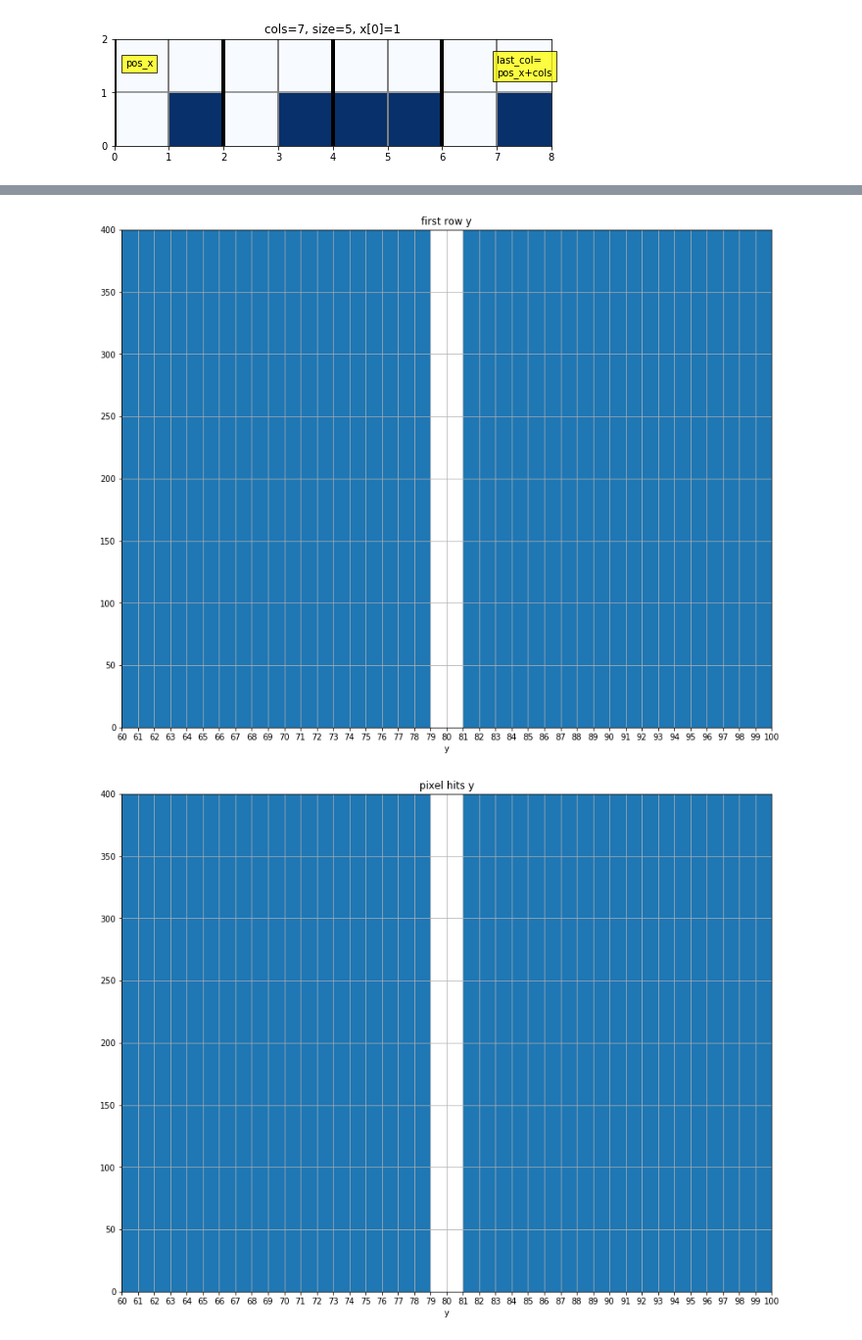
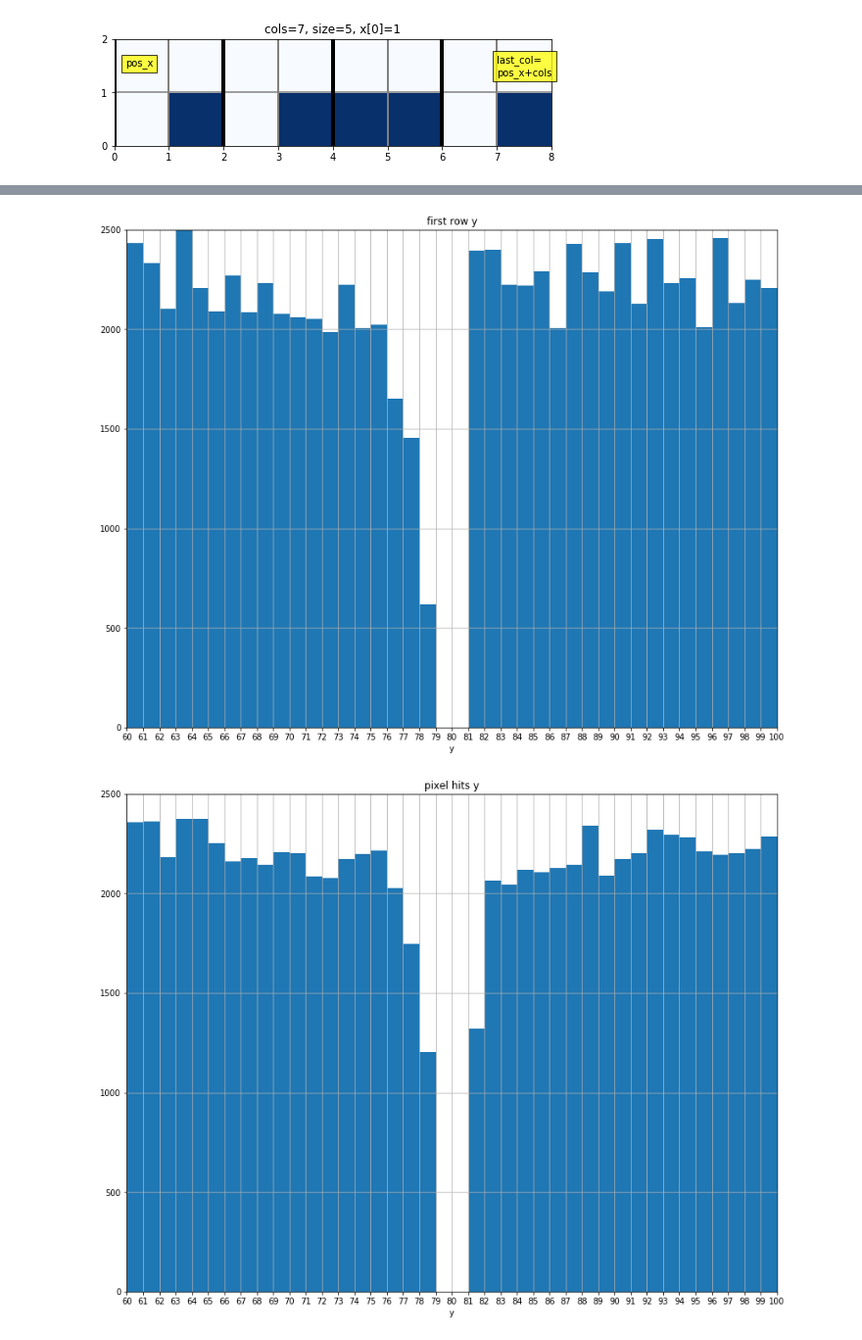
Before and after one commit to mmarchegiani/L1-BrokenClusters, a Jupyter notebook: module_selection.ipynb, the cells around one changed output, grey strips where cells are left out. Shown at 98% size. Saved outputs shown, nothing was run; the diff lists cells and outputs as text; code cells hidden in the pictures.

```diff
--- a/module_selection.ipynb
+++ b/module_selection.ipynb
@@ -150,25 +150,25 @@ ax02 = fig02.add_subplot(1,1,1)
 ax02.set_xticks(range(first_row.max()+1))
 ax02.grid(True)
 plt.hist(first_row, bins=first_row.max()-first_row.min())
-plt.axis([60, 100, 0, 400])
+plt.axis([60, 100, 0, 2500])
 plt.title("first row y")
 plt.xlabel("y")
 plt.show()
 # %% [output]
-[figure, old version]
+[figure, new version]
 # %%
 fig03 = plt.figure(figsize=(14,11))
 ax03 = fig03.add_subplot(1,1,1)
 ax03.set_xticks(range(last_row.max()))
 ax03.grid(True)
 pixel_hit = df_selected_y['pos_y'].values + df_selected_y['y'].values
 plt.hist(pixel_hit, bins=pixel_hit.max()-pixel_hit.min())
-plt.axis([60, 100, 0, 400])
+plt.axis([60, 100, 0, 2500])
 plt.title("pixel hits y")
 plt.xlabel("y")
 plt.show()
 # %% [output]
-[figure, old version]
+[figure, new version]
 # %%
 df_selected_xy = df_grid.query('(((pos_x % 52) > 0) & ((pos_x % 52) < 43 ) & (((pos_x % 52) + cols) < 43)) & (((pos_y < 79) & ((pos_y + rows - 1) < 79)) | (pos_y > 80))')
 pixel_hit_x = df_selected_xy['pos_x'].values + df_selected_xy['x'].values
```
Also changed, not shown: parts of 3 cells of this notebook.
